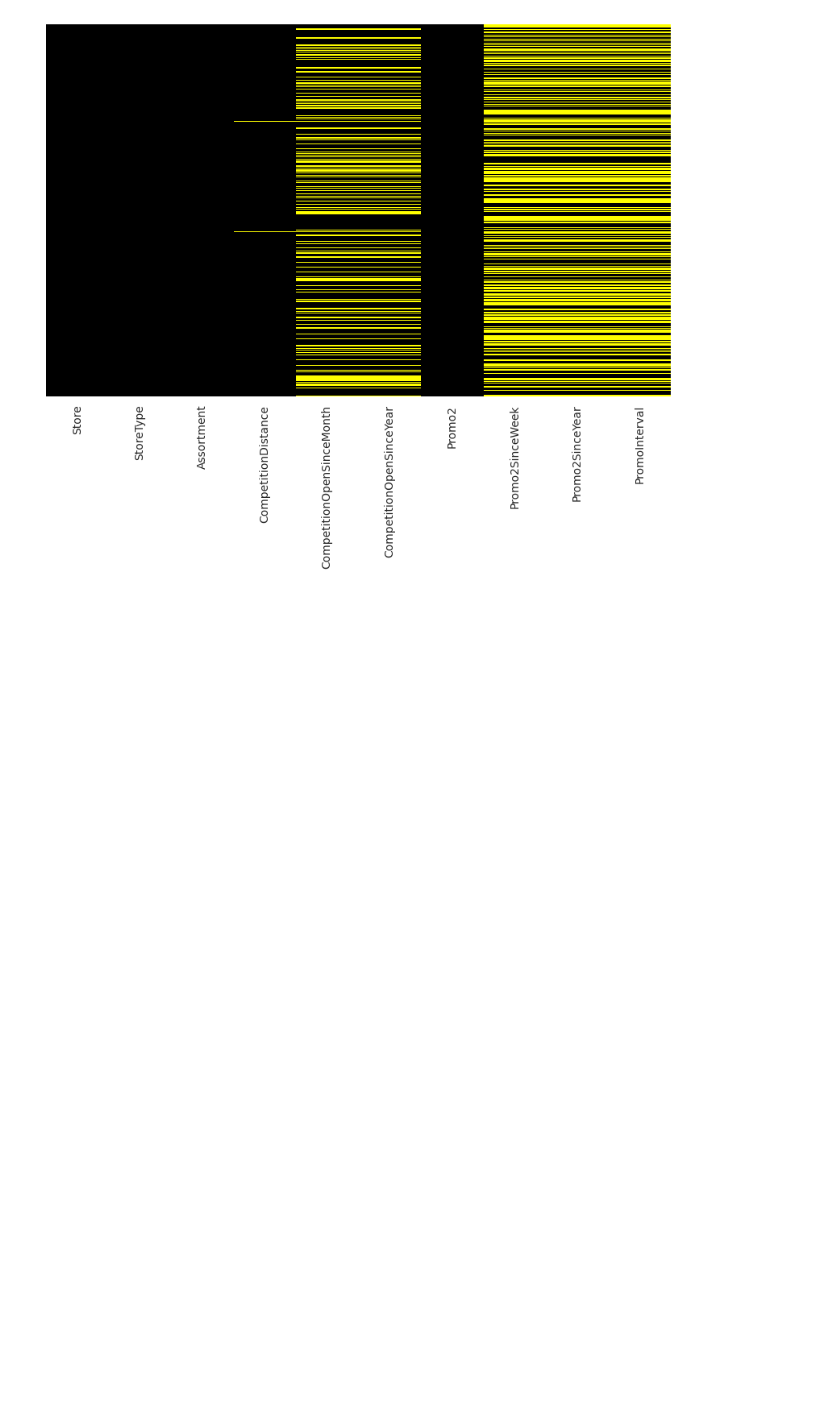
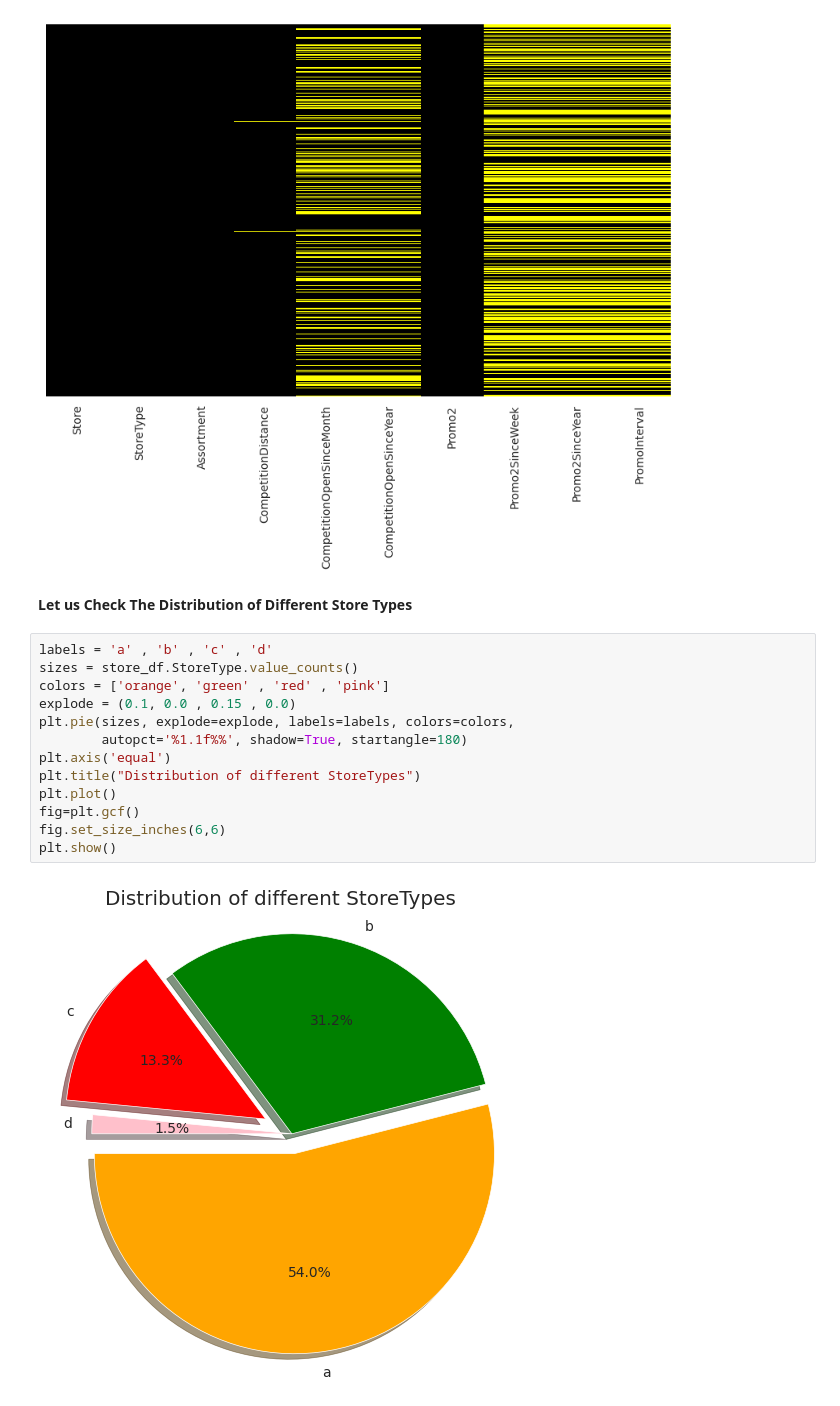
Before and after one commit to himanshu302002/ML-Regression-, a Jupyter notebook: (Capstone_Project)ML_Regression_on_Retail_Sales_Prediction.ipynb, the cells around one changed output. Saved outputs shown, nothing was run; the diff lists cells and outputs as text; blank space fills up the shorter version.

```diff
--- a/(Capstone_Project)ML_Regression_on_Retail_Sales_Prediction.ipynb
+++ b/(Capstone_Project)ML_Regression_on_Retail_Sales_Prediction.ipynb
@@ -434,3 +434,20 @@ sns.heatmap(store_df.isnull(),yticklabels= False, cbar= False, cmap= 'gnuplot')
 # %% [output]
 <Axes: >
 [figure]
+# %% [markdown]
+**Let us Check The Distribution of Different Store Types**
+# %%
+labels = 'a' , 'b' , 'c' , 'd'
+sizes = store_df.StoreType.value_counts()
+colors = ['orange', 'green' , 'red' , 'pink']
+explode = (0.1, 0.0 , 0.15 , 0.0)
+plt.pie(sizes, explode=explode, labels=labels, colors=colors,
+        autopct='%1.1f%%', shadow=True, startangle=180)
+plt.axis('equal')
+plt.title("Distribution of different StoreTypes")
+plt.plot()
+fig=plt.gcf()
+fig.set_size_inches(6,6)
+plt.show()
+# %% [output]
+[figure, added]
```
Also changed, not shown: parts of 5 cells of this notebook.
